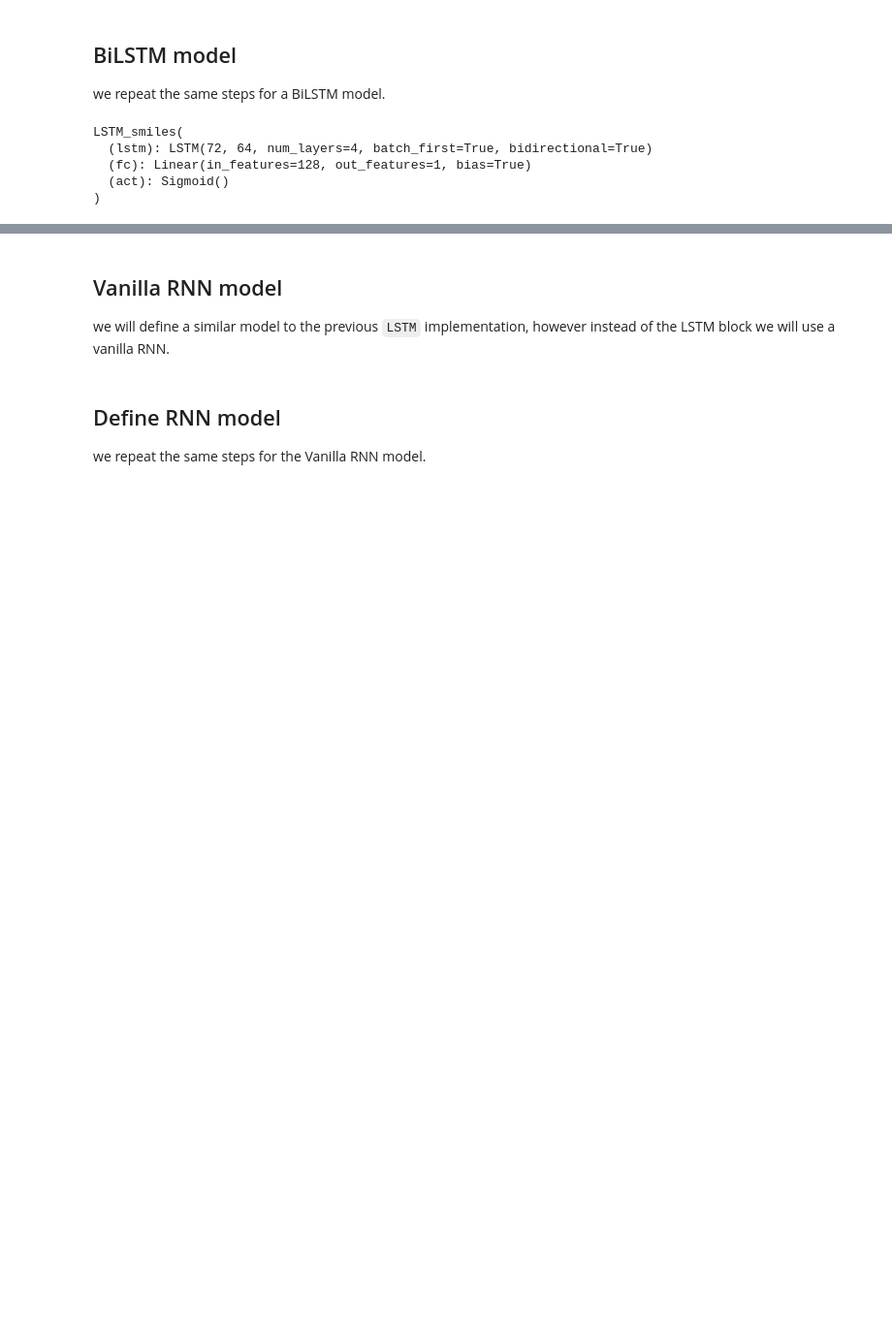
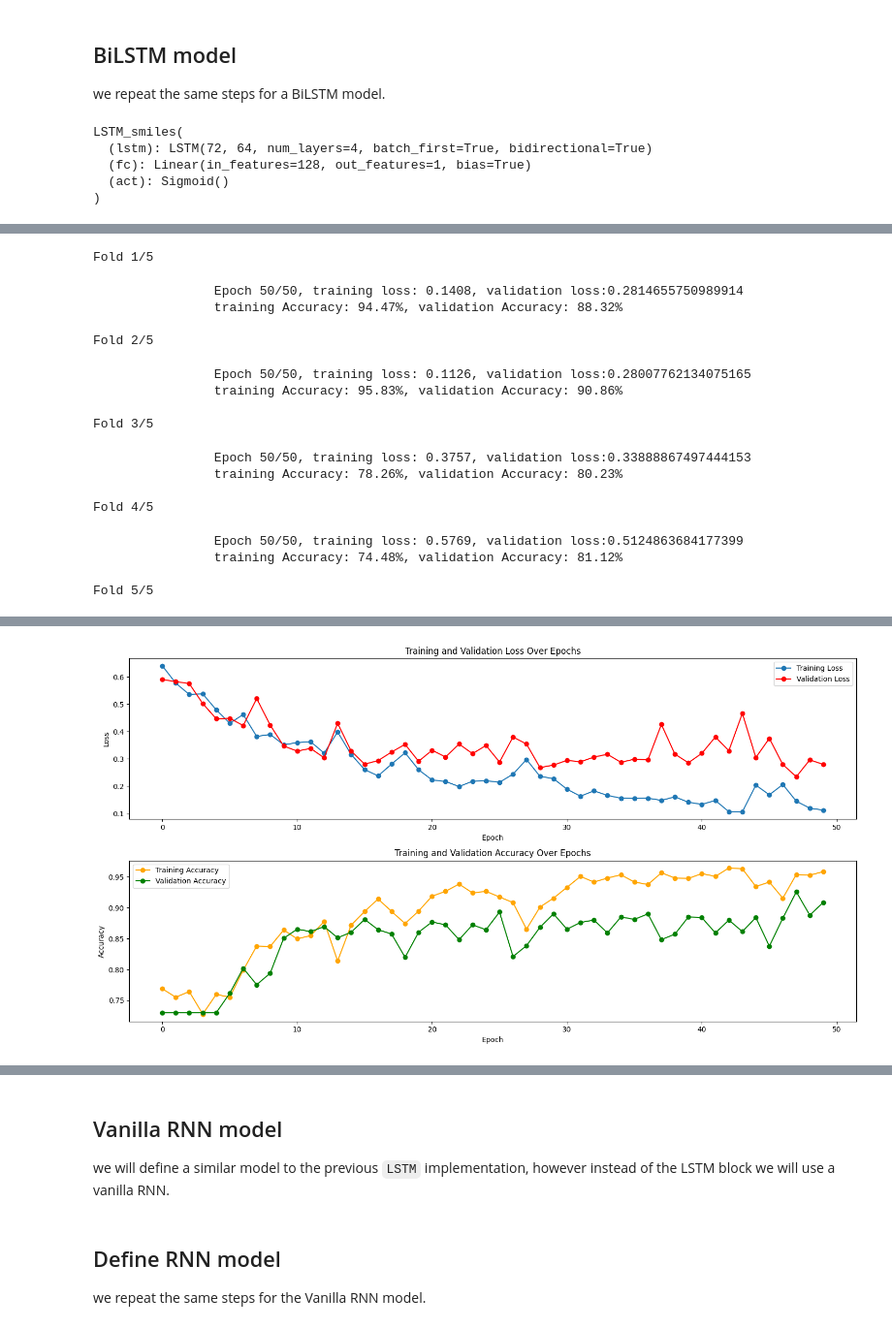
Before and after one commit to Theborna/Deep-Learning-Homework, a Jupyter notebook: HW4/Q1/bbbp-rnn-lstm.ipynb, the cells around one changed output, grey strips where cells are left out. Shown at 97% size. Drawn from its saved outputs; the diff is of its cells as text; code cells hidden in the pictures; blank space fills up the shorter version.

```diff
--- a/HW4/Q1/bbbp-rnn-lstm.ipynb
+++ b/HW4/Q1/bbbp-rnn-lstm.ipynb
@@ -402,17 +488,14 @@ LSTM model accuracy over test dataset: 16732.68%
 we repeat the same steps for a BiLSTM model.
 # %%
 input_size = X_train_LSTM.shape[-1]
-bilstm_model = LSTM_smiles(
+bilstm_model_gen = lambda: LSTM_smiles(
     input_size,
     hidden_size = 64,
     num_layers = 4,
     bidirectional = True,
 ).to(device)
 
-criterion = nn.BCELoss()
-optimizer = torch.optim.Adam(bilstm_model.parameters(), lr=1e-2)
-scheduler = torch.optim.lr_scheduler.StepLR(optimizer, step_size=10, gamma=0.1)
-
+bilstm_model = bilstm_model_gen()
 bilstm_model
 # %% [output]
 LSTM_smiles(
@@ -437,0 +506,24 @@ Epoch 50/50, Loss: 0.2506, Accuracy: 89.54%
+# %%
+train_loss_list, train_accuracy_list, val_loss_list, val_accuracy_list, best_state_dict = train_model_kfold(
+    bilstm_model_gen, train_loader_LSTM.dataset, num_epochs=50, print_every=50, k_folds = 5,
+)
+bilstm_model.load_state_dict(best_state_dict)
+plot_loss_acc(train_loss_list, train_accuracy_list, val_loss_list, val_accuracy_list)
+# %% [output]
+Fold 1/5
+                Epoch 50/50, training loss: 0.1408, validation loss:0.2814655750989914
+                training Accuracy: 94.47%, validation Accuracy: 88.32%
+
+Fold 2/5
+                Epoch 50/50, training loss: 0.1126, validation loss:0.28007762134075165
+                training Accuracy: 95.83%, validation Accuracy: 90.86%
+
+Fold 3/5
+                Epoch 50/50, training loss: 0.3757, validation loss:0.33888867497444153
+                training Accuracy: 78.26%, validation Accuracy: 80.23%
+
+Fold 4/5
+                Epoch 50/50, training loss: 0.5769, validation loss:0.5124863684177399
+                training Accuracy: 74.48%, validation Accuracy: 81.12%
+
+Fold 5/5
@@ -438,3 +532,4 @@ Epoch 50/50, Loss: 0.2506, Accuracy: 89.54%
+[figure, added]
 # %%
 test_accuracy_BiLSTM = eval_model(bilstm_model, test_loader_LSTM, device)
 print(f'BiLSTM model accuracy over test dataset: {100*test_accuracy_BiLSTM:.2f}%')
```
Also changed, not shown: parts of 26 cells of this notebook.
